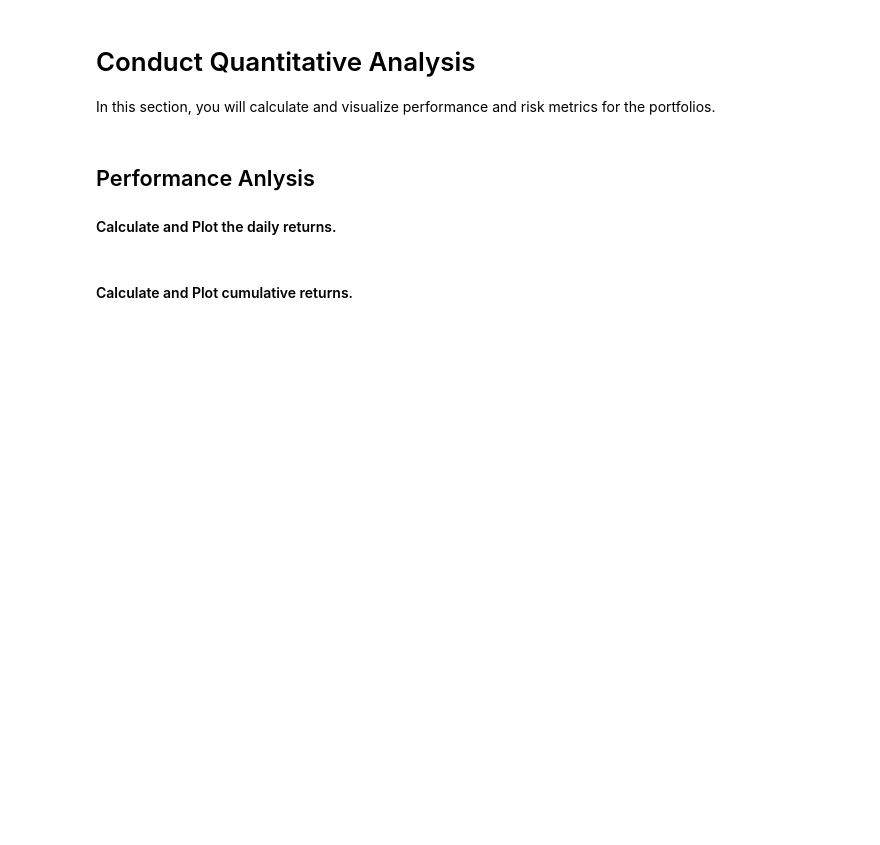
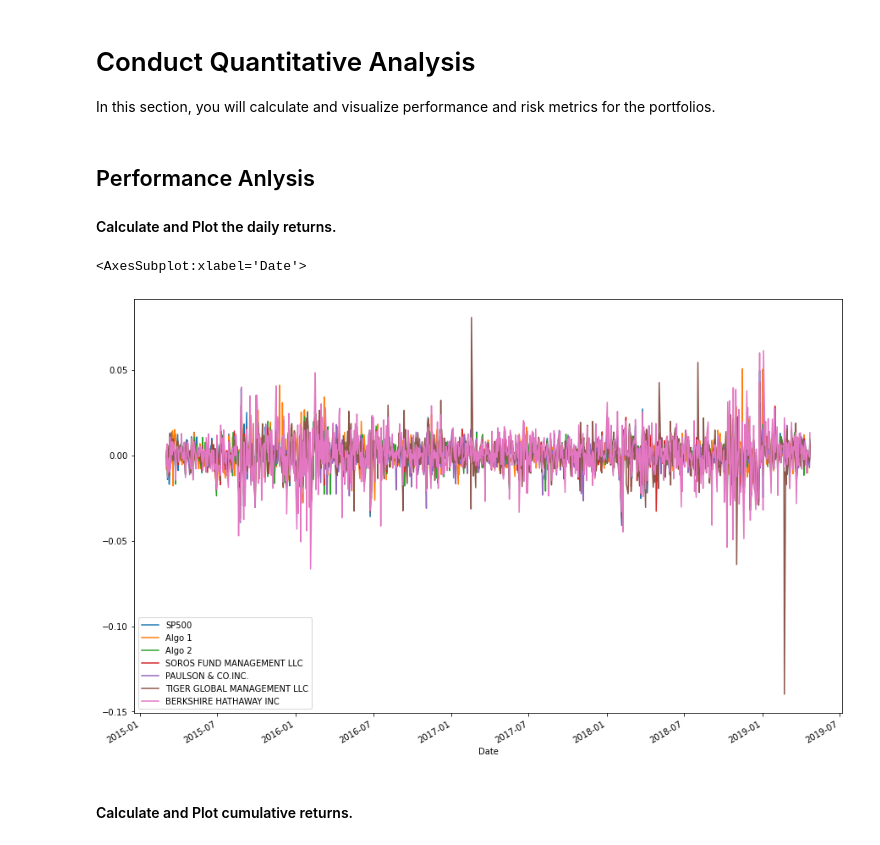
Before and after one commit to globalproweb/A-Whale-Off-the-Port-folio-, a Jupyter notebook: whale_analysis.ipynb, the cells around one changed output. Drawn from its saved outputs; the diff is of its cells as text; code cells hidden in the pictures; blank space fills up the shorter version.

```diff
--- a/whale_analysis.ipynb
+++ b/whale_analysis.ipynb
@@ -184,2 +173,4 @@ sp500_df
 # %%
 # Fix Data Types
+sp500_df["Close"]= sp500_df["Close"].astype("float")
+sp500_df
@@ -186,2 +192,4 @@ sp500_df
 # %%
 # Calculate Daily Returns
+sp500_return = sp500_df.pct_change()
+sp500_return
@@ -188,2 +211,4 @@ sp500_df
 # %%
 # Drop nulls
+sp500_return=sp500_return.dropna()
+sp500_return
@@ -193,4 +250,5 @@ sp500_df
 ## Combine Whale, Algorithmic, and S&P 500 Returns
 # %%
 # Join Whale Returns, Algorithmic Returns, and the S&P 500 Returns into a single DataFrame with columns for each portfolio's returns.
-combined_price1 =
+all_portfolio = pd.concat([sp500_return,algo_df, whale_df], axis = "columns", join = "inner")
+all_portfolio.head()
@@ -206,6 +272,10 @@ In this section, you will calculate and visualize performance and risk metrics f
 #### Calculate and Plot the daily returns.
 # %%
 # Plot daily returns of all portfolios
+all_portfolio.plot(figsize =(15,10))
+# %% [output]
+<AxesSubplot:xlabel='Date'>
+[figure, added]
 # %% [markdown]
 #### Calculate and Plot cumulative returns.
 # %%
```
Also changed, not shown: parts of 14 cells of this notebook.
